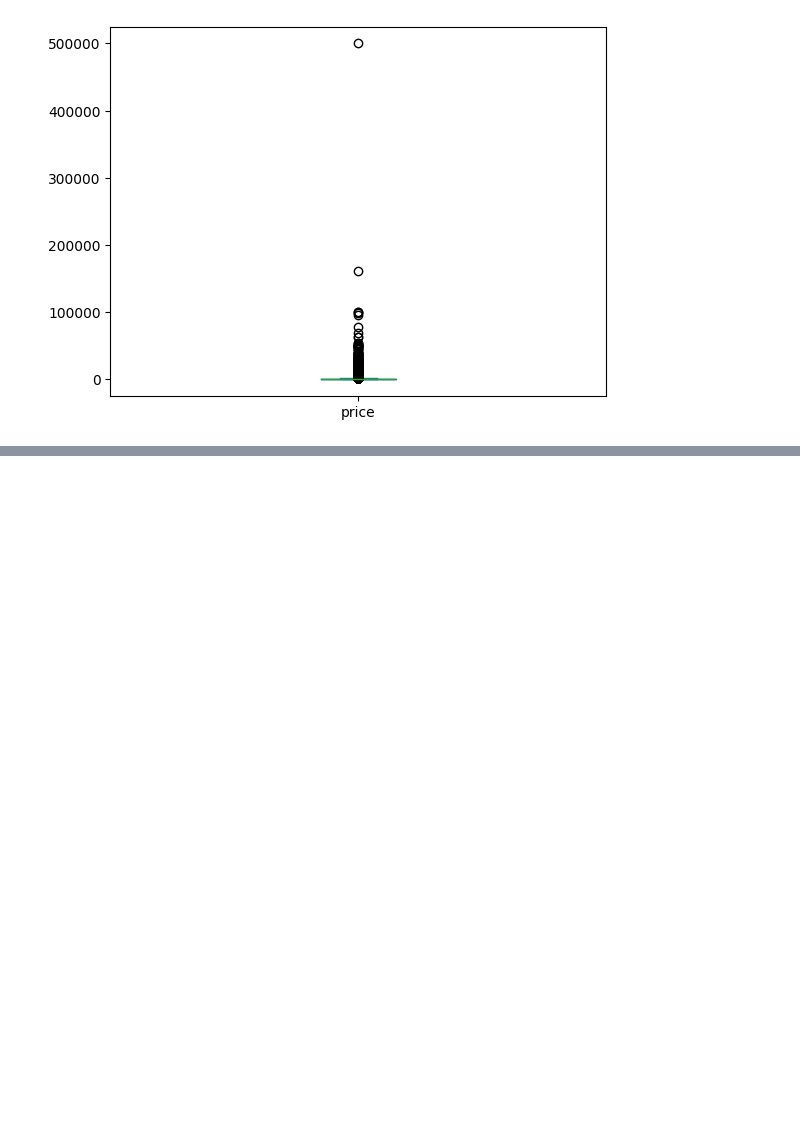
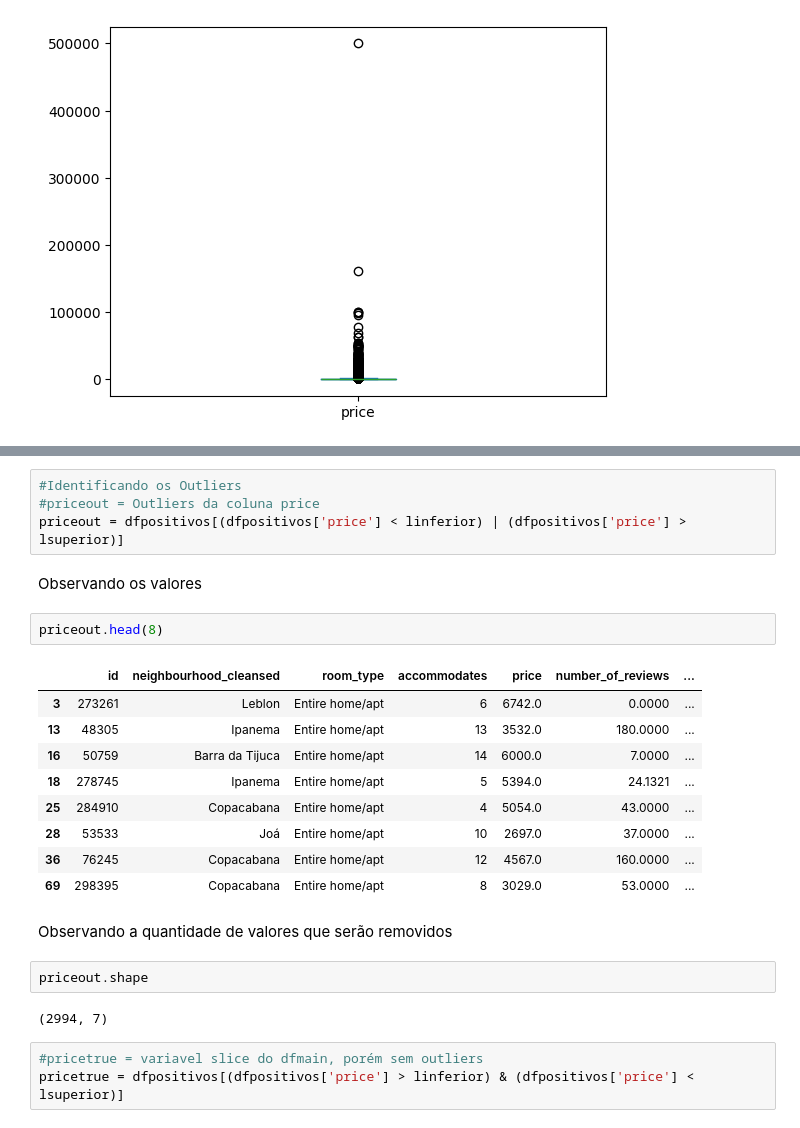
Before and after one commit to dingosin/analisedados, a Jupyter notebook: Aulas/analisedados.ipynb, the cells around one changed output, grey strips where cells are left out. Drawn from its saved outputs; the diff is of its cells as text; blank space fills up the shorter version.

```diff
--- a/Aulas/analisedados.ipynb
+++ b/Aulas/analisedados.ipynb
@@ -198,0 +251,27 @@ dfmain['price'].plot(kind="box")
+# %%
+#Identificando os Outliers
+#priceout = Outliers da coluna price
+priceout = dfpositivos[(dfpositivos['price'] < linferior) | (dfpositivos['price'] > lsuperior)]
+# %% [markdown]
+Observando os valores
+# %%
+priceout.head(8)
+# %% [output]
+|  | id | neighbourhood_cleansed | room_type | accommodates | price | number_of_reviews | ... |
+| 3 | 273261 | Leblon | Entire home/apt | 6 | 6742.0 | 0.0000 | ... |
+| 13 | 48305 | Ipanema | Entire home/apt | 13 | 3532.0 | 180.0000 | ... |
+| 16 | 50759 | Barra da Tijuca | Entire home/apt | 14 | 6000.0 | 7.0000 | ... |
+| 18 | 278745 | Ipanema | Entire home/apt | 5 | 5394.0 | 24.1321 | ... |
+| 25 | 284910 | Copacabana | Entire home/apt | 4 | 5054.0 | 43.0000 | ... |
+| 28 | 53533 | Joá | Entire home/apt | 10 | 2697.0 | 37.0000 | ... |
+| 36 | 76245 | Copacabana | Entire home/apt | 12 | 4567.0 | 160.0000 | ... |
+| 69 | 298395 | Copacabana | Entire home/apt | 8 | 3029.0 | 53.0000 | ... |
+# %% [markdown]
+Observando a quantidade de valores que serão removidos
+# %%
+priceout.shape
+# %% [output]
+(2994, 7)
+# %%
+#pricetrue = variavel slice do dfmain, porém sem outliers
+pricetrue = dfpositivos[(dfpositivos['price'] > linferior) & (dfpositivos['price'] < lsuperior)]
```
Also changed, not shown: parts of 46 cells of this notebook.
